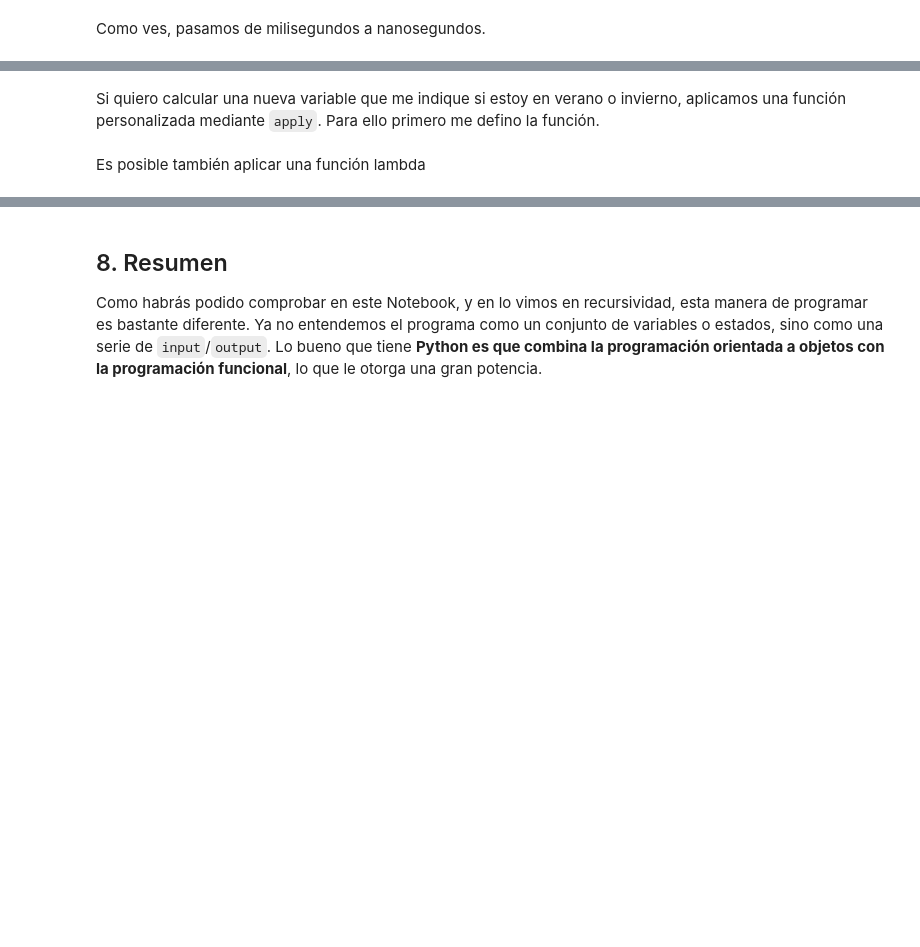
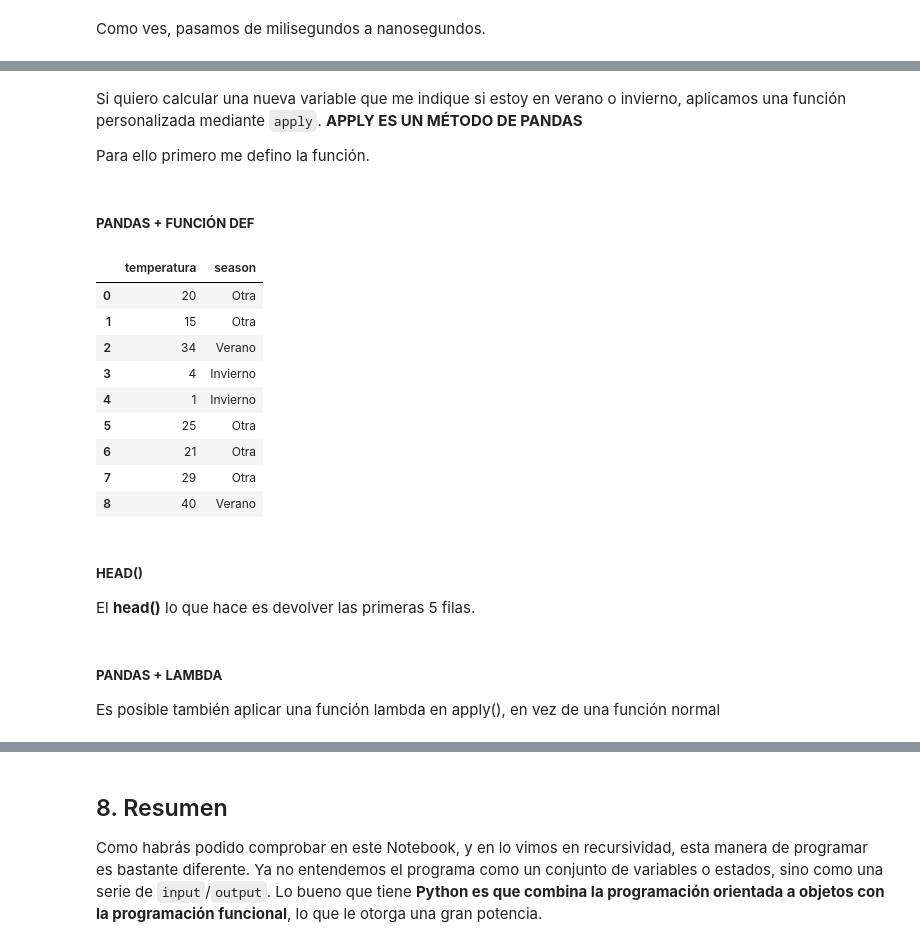
Before and after one commit to XimenaPO/DS_PT_09_2023, a Jupyter notebook: 01-Ramp_Up/02-Python/01-Python/7-Programacion funcional/Teoría/Programacion funcional.ipynb, the cells around one changed output, grey strips where cells are left out. Cells and saved outputs as stored; diff of their text form; code cells hidden in the pictures; blank space fills up the shorter version.

```diff
--- a/01-Ramp_Up/02-Python/01-Python/7-Programacion funcional/Teoría/Programacion funcional.ipynb
+++ b/01-Ramp_Up/02-Python/01-Python/7-Programacion funcional/Teoría/Programacion funcional.ipynb
@@ -554,18 +678,37 @@ weather
 # %% [markdown]
-Si quiero calcular una nueva variable que me indique si estoy en verano o invierno, aplicamos una función personalizada mediante `apply`. Para ello primero me defino la función.
+Si quiero calcular una nueva variable que me indique si estoy en verano o invierno, aplicamos una función personalizada mediante `apply`. **APPLY ES UN MÉTODO DE PANDAS**
+
+Para ello primero me defino la función.
+# %% [markdown]
+##### **PANDAS + FUNCIÓN DEF**
 # %%
 def season(temp:int) -> str:
     if temp < 5:
         return "Invierno"
     elif temp > 30:
         return "Verano"
     else:
         return "Otra"
 
 weather["season"] = weather["temperatura"].apply(season)
-weather.head()
+weather
+# %% [output]
+|  | temperatura | season |
+| 0 | 20 | Otra |
+| 1 | 15 | Otra |
+| 2 | 34 | Verano |
+| 3 | 4 | Invierno |
+| 4 | 1 | Invierno |
+| 5 | 25 | Otra |
+| 6 | 21 | Otra |
+| 7 | 29 | Otra |
+| 8 | 40 | Verano |
+# %% [markdown]
+##### **HEAD()**
+El **head()** lo que hace es devolver las primeras 5 filas.
 # %% [markdown]
-Es posible también aplicar una función lambda
+##### **PANDAS + LAMBDA**
+Es posible también aplicar una función lambda en apply(), en vez de una función normal
 # %%
 weather["mas temperatura"] = weather["temperatura"].apply(lambda x: x + 5)
 weather.head()
```
Also changed, not shown: parts of 47 cells of this notebook.
